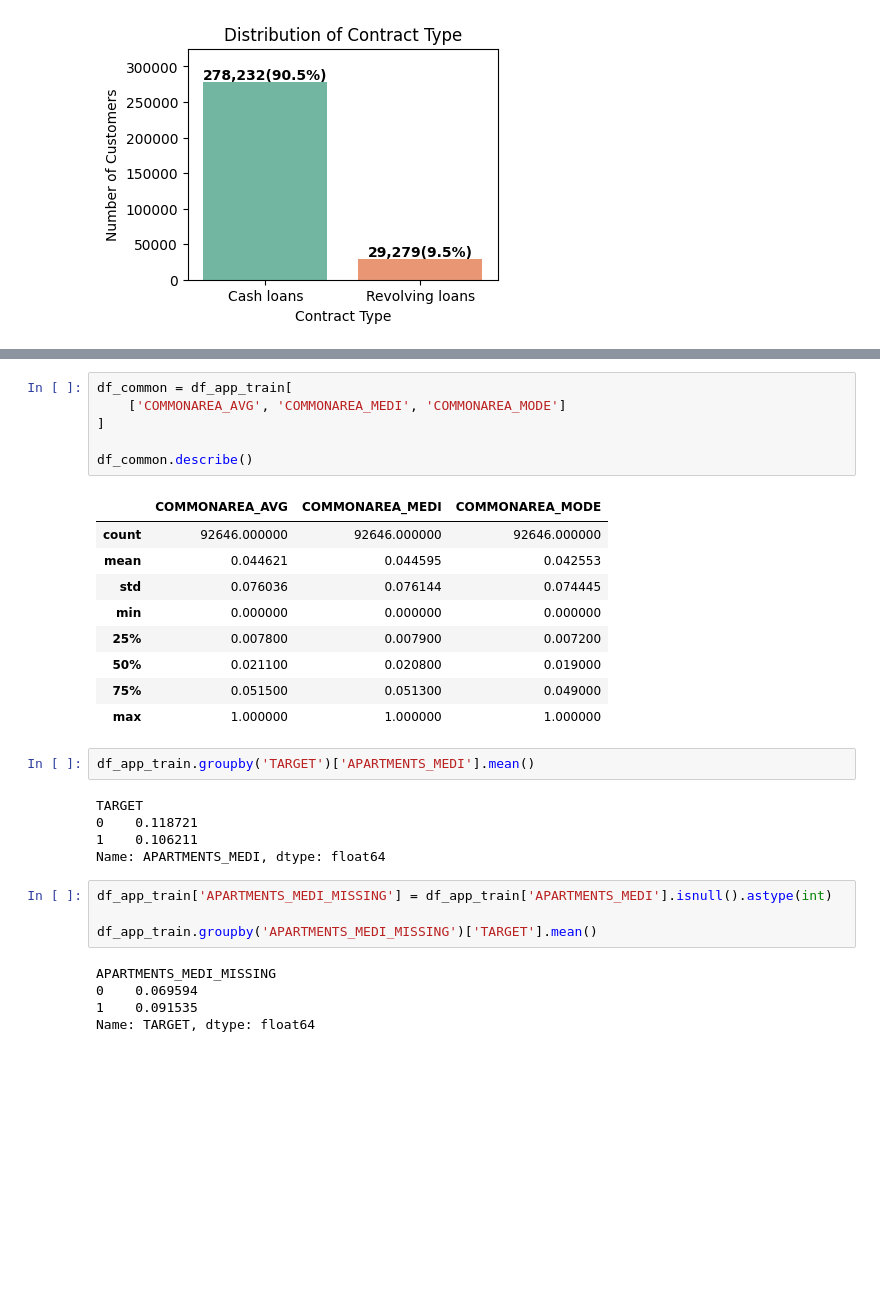
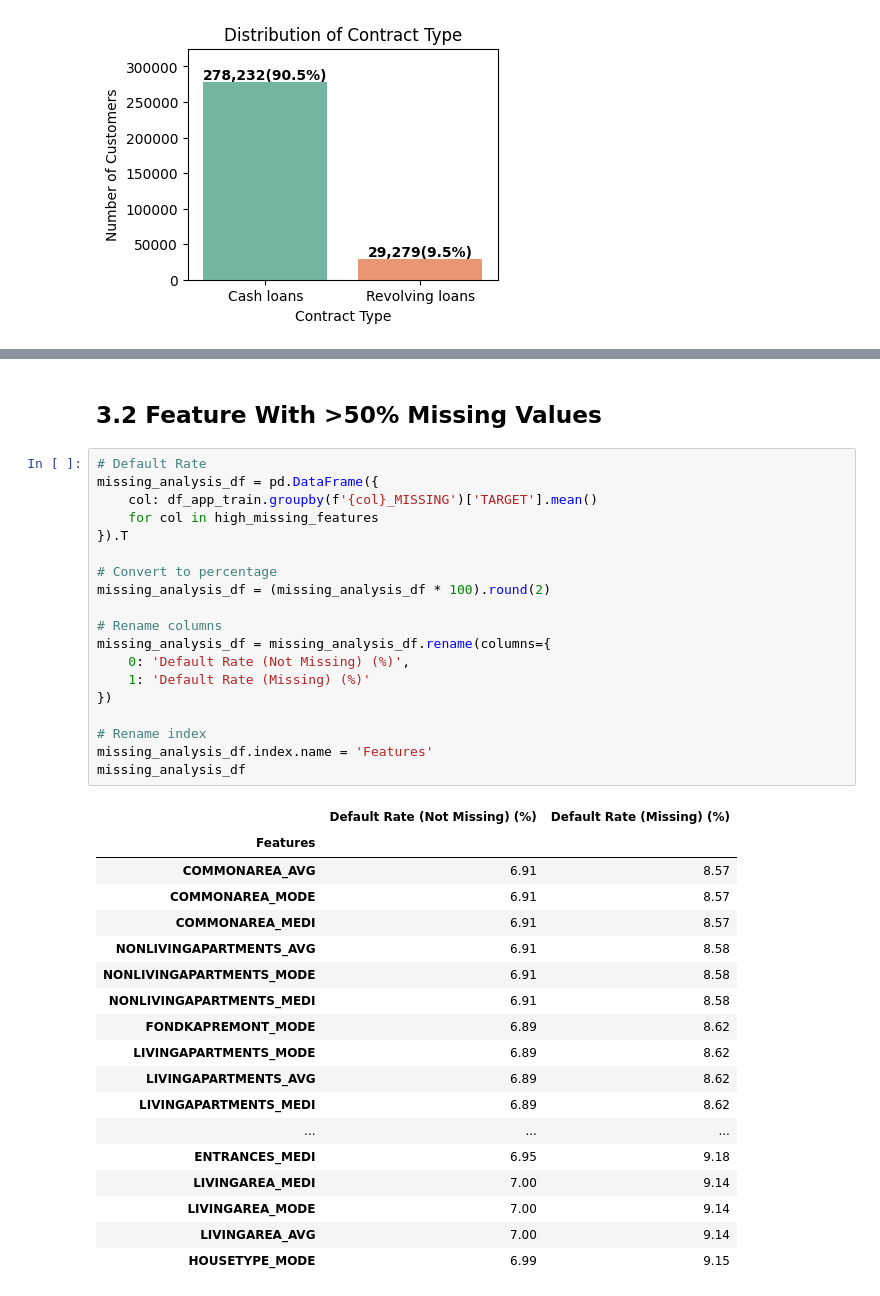
Before and after one commit to oknardo/Home_Credit_Scorecard_Model, a Jupyter notebook: EDA_application_train.ipynb, the cells around one changed output, grey strips where cells are left out. Cells and saved outputs as stored; diff of their text form; blank space fills up the shorter version.

```diff
--- a/EDA_application_train.ipynb
+++ b/EDA_application_train.ipynb
@@ -258,32 +306,40 @@ df_app_train[['APARTMENTS_MEDI','TARGET']].head(5)
-# %%
-df_common = df_app_train[
-    ['COMMONAREA_AVG', 'COMMONAREA_MEDI', 'COMMONAREA_MODE']
-]
-
-df_common.describe()
-# %% [output]
-|  | COMMONAREA_AVG | COMMONAREA_MEDI | COMMONAREA_MODE |
-| count | 92646.000000 | 92646.000000 | 92646.000000 |
-| mean | 0.044621 | 0.044595 | 0.042553 |
-| std | 0.076036 | 0.076144 | 0.074445 |
-| min | 0.000000 | 0.000000 | 0.000000 |
-| 25% | 0.007800 | 0.007900 | 0.007200 |
-| 50% | 0.021100 | 0.020800 | 0.019000 |
-| 75% | 0.051500 | 0.051300 | 0.049000 |
-| max | 1.000000 | 1.000000 | 1.000000 |
-# %%
-df_app_train.groupby('TARGET')['APARTMENTS_MEDI'].mean()
-# %% [output]
-TARGET
-0    0.118721
-1    0.106211
-Name: APARTMENTS_MEDI, dtype: float64
-# %%
-df_app_train['APARTMENTS_MEDI_MISSING'] = df_app_train['APARTMENTS_MEDI'].isnull().astype(int)
-
-df_app_train.groupby('APARTMENTS_MEDI_MISSING')['TARGET'].mean()
-# %% [output]
-APARTMENTS_MEDI_MISSING
-0    0.069594
-1    0.091535
-Name: TARGET, dtype: float64
+# %% [markdown]
+## 3.2 Feature With >50% Missing Values
+# %%
+# Default Rate
+missing_analysis_df = pd.DataFrame({
+    col: df_app_train.groupby(f'{col}_MISSING')['TARGET'].mean()
+    for col in high_missing_features
+}).T
+
+# Convert to percentage
+missing_analysis_df = (missing_analysis_df * 100).round(2)
+
+# Rename columns
+missing_analysis_df = missing_analysis_df.rename(columns={
+    0: 'Default Rate (Not Missing) (%)',
+    1: 'Default Rate (Missing) (%)'
+})
+
+# Rename index
+missing_analysis_df.index.name = 'Features'
+missing_analysis_df
+# %% [output]
+|  | Default Rate (Not Missing) (%) | Default Rate (Missing) (%) |
+| Features |  |  |
+| COMMONAREA_AVG | 6.91 | 8.57 |
+| COMMONAREA_MODE | 6.91 | 8.57 |
+| COMMONAREA_MEDI | 6.91 | 8.57 |
+| NONLIVINGAPARTMENTS_AVG | 6.91 | 8.58 |
+| NONLIVINGAPARTMENTS_MODE | 6.91 | 8.58 |
+| NONLIVINGAPARTMENTS_MEDI | 6.91 | 8.58 |
+| FONDKAPREMONT_MODE | 6.89 | 8.62 |
+| LIVINGAPARTMENTS_MODE | 6.89 | 8.62 |
+| LIVINGAPARTMENTS_AVG | 6.89 | 8.62 |
+| LIVINGAPARTMENTS_MEDI | 6.89 | 8.62 |
+| ... | ... | ... |
+| ENTRANCES_MEDI | 6.95 | 9.18 |
+| LIVINGAREA_MEDI | 7.00 | 9.14 |
+| LIVINGAREA_MODE | 7.00 | 9.14 |
+| LIVINGAREA_AVG | 7.00 | 9.14 |
+| HOUSETYPE_MODE | 6.99 | 9.15 |
```
Also changed, not shown: parts of 15 cells of this notebook.
